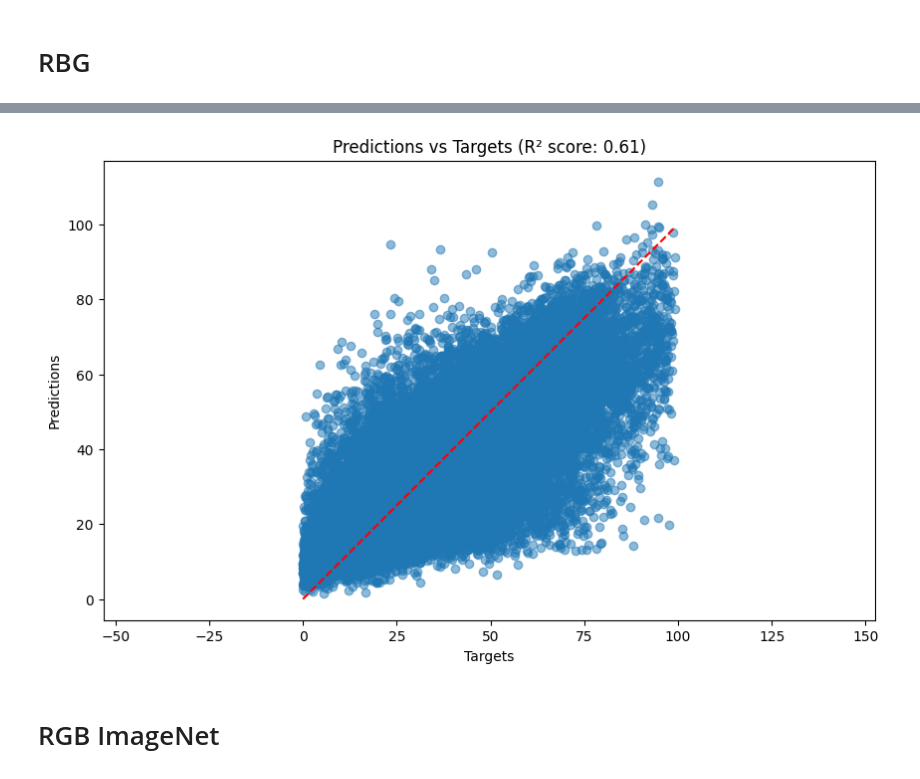
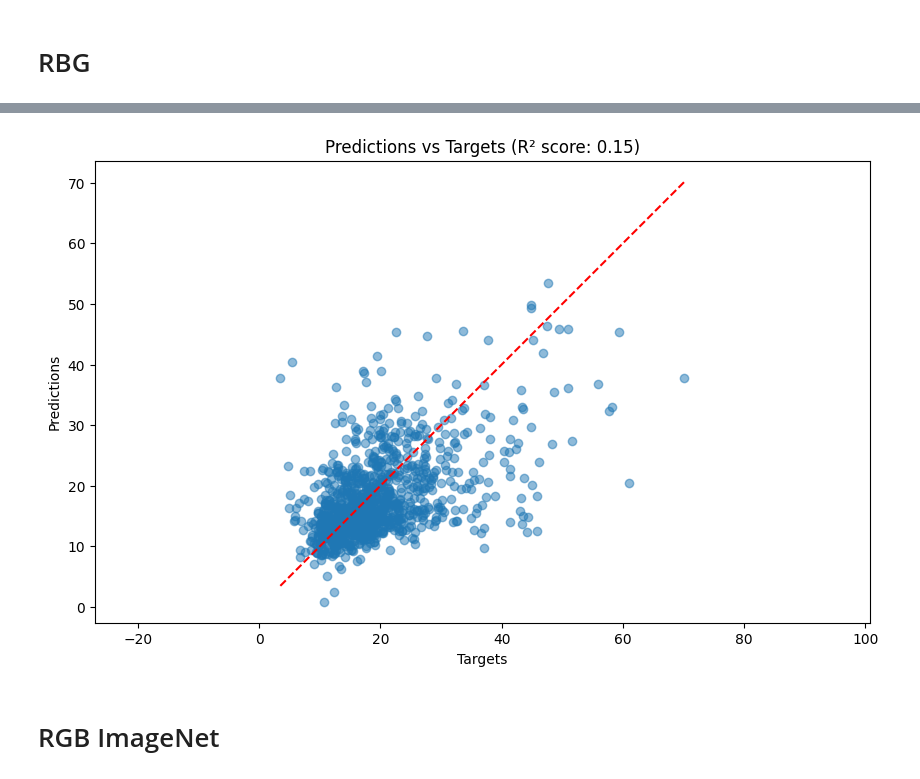
Before and after one commit to morand-g/malpolon-marbec, a Jupyter notebook: examples/poverty/results.ipynb, the cells around one changed output, grey strips where cells are left out. Drawn from its saved outputs; the diff is of its cells as text; code cells hidden in the pictures.

Commit message:
remove prints and run train on seasons

```diff
--- a/examples/poverty/results.ipynb
+++ b/examples/poverty/results.ipynb
@@ -35,10 +35,10 @@ plot_predict(data)
 # %% [output]
 [interactive output not drawn]
 # %%
-data = pd.read_csv('../../../Poverty/outputs/cnn_on_ms_poverty/kfolds_global_rgb/prediction/predictions_ms.csv')
+data = pd.read_csv('outputs/cnn_on_ms_poverty/mada_rural_season_notrain_inference/predictions.csv')
 plot_predict(data)
 # %% [output]
-[figure, old version]
+[figure, new version]
 # %% [markdown]
 # RGB ImageNet
 # %%
```
Also changed, not shown: parts of 3 cells of this notebook, 4 other files.
